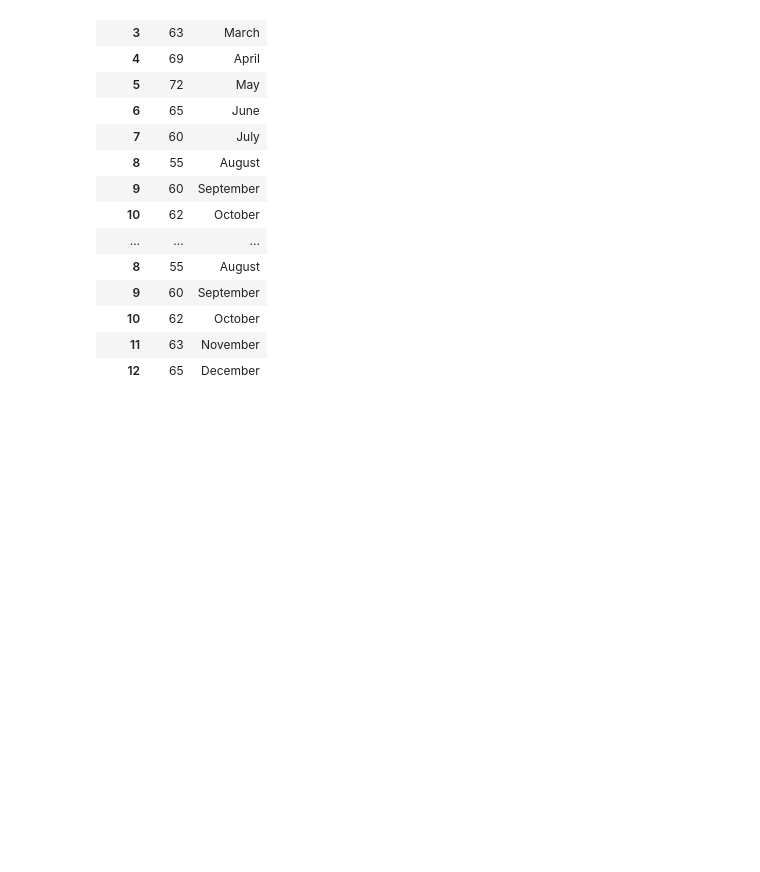
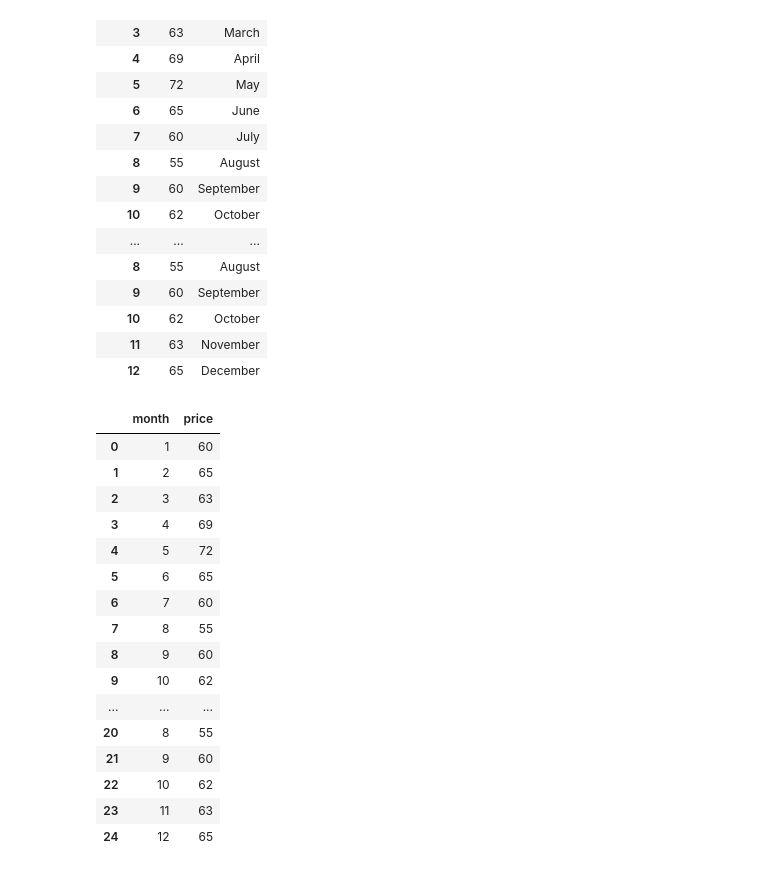
Before and after one commit to reuven/BDTMSD-Python-2026-07, a Jupyter notebook: BDTMSD-Python-2026-10-06.ipynb, the cells around one changed output. Saved outputs shown, nothing was run; the diff lists cells and outputs as text; code cells hidden in the pictures; blank space fills up the shorter version.

```diff
--- a/BDTMSD-Python-2026-10-06.ipynb
+++ b/BDTMSD-Python-2026-10-06.ipynb
@@ -210,3 +210,53 @@ oil_prices.join(months)
 | 10 | 62 | October |
 | 11 | 63 | November |
 | 12 | 65 | December |
+# %%
+# let's add a weird instance of a 13th month
+
+oil_prices = DataFrame([[1, 60],
+                        [2, 65],
+                        [3, 63],
+                        [4, 69],
+                        [5, 72],
+                        [6, 65],
+                        [7, 60],
+                        [8, 55],
+                        [9, 60],
+                        [10, 62],
+                        [11, 63],
+                        [12, 65],
+                        [13, 62],
+
+                        [1, 60],
+                        [2, 65],
+                        [3, 63],
+                        [4, 69],
+                        [5, 72],
+                        [6, 65],
+                        [7, 60],
+                        [8, 55],
+                        [9, 60],
+                        [10, 62],
+                        [11, 63],
+                        [12, 65]
+                       ],
+                      columns=['month', 'price'])
+oil_prices
+# %% [output]
+|  | month | price |
+| 0 | 1 | 60 |
+| 1 | 2 | 65 |
+| 2 | 3 | 63 |
+| 3 | 4 | 69 |
+| 4 | 5 | 72 |
+| 5 | 6 | 65 |
+| 6 | 7 | 60 |
+| 7 | 8 | 55 |
+| 8 | 9 | 60 |
+| 9 | 10 | 62 |
+| ... | ... | ... |
+| 20 | 8 | 55 |
+| 21 | 9 | 60 |
+| 22 | 10 | 62 |
+| 23 | 11 | 63 |
+| 24 | 12 | 65 |
```
Also changed, not shown: parts of 2 cells of this notebook.
